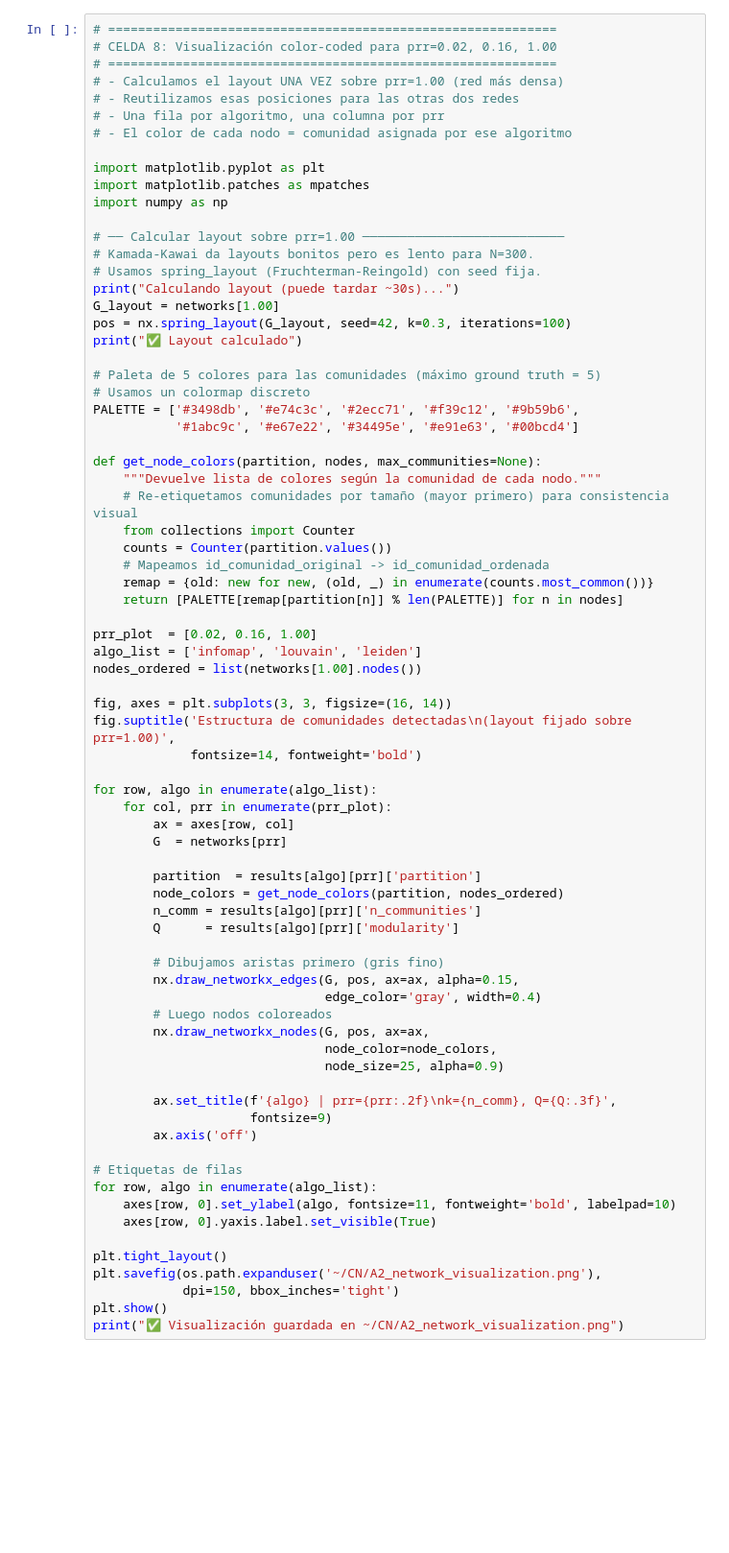
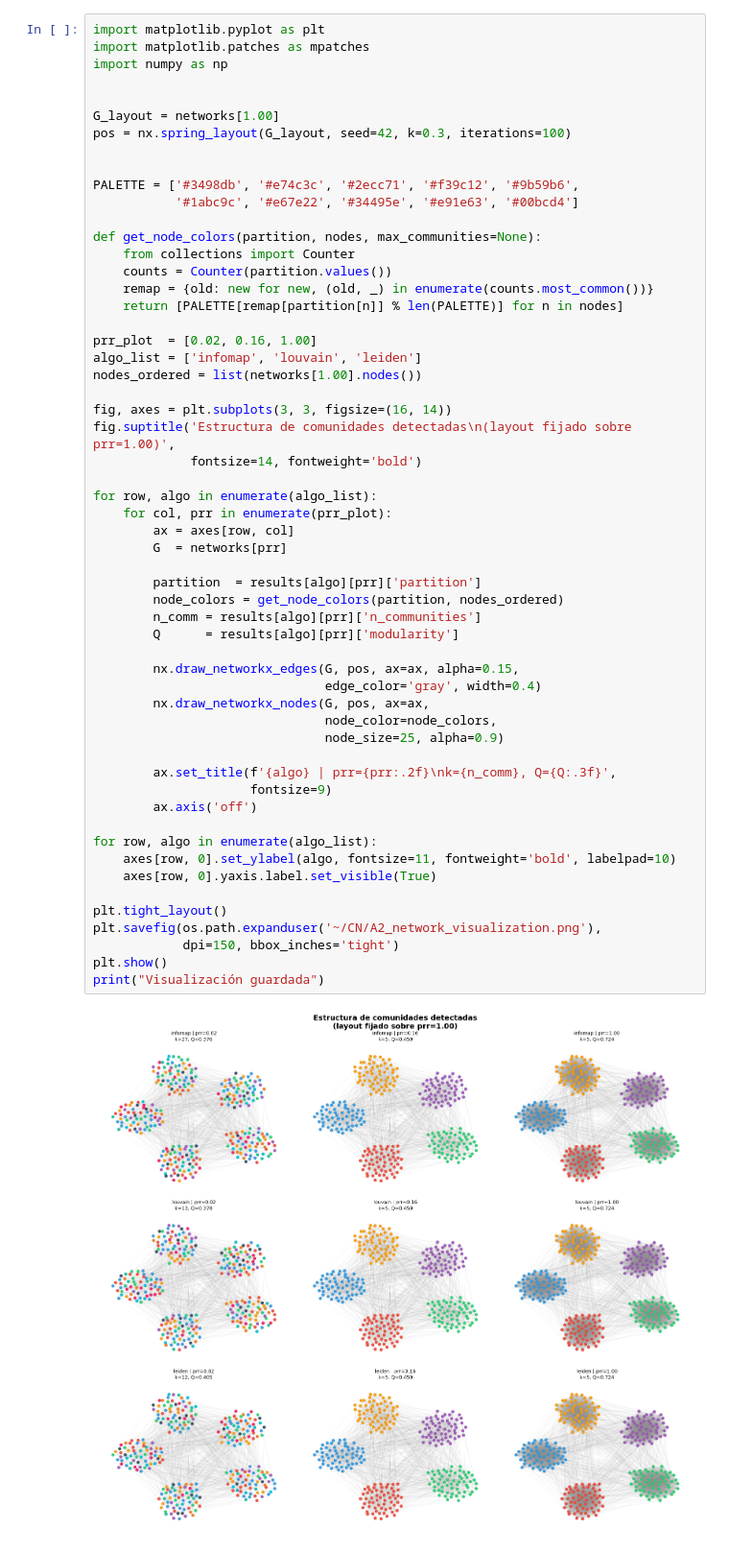
Before and after one commit to ItsTowi/CN_A2_Community-Detection, a Jupyter notebook: notebooks/01.ipynb, the cells around one changed output. Shown at 96% size. Drawn from its saved outputs; the diff is of its cells as text; blank space fills up the shorter version.

```diff
--- a/notebooks/01.ipynb
+++ b/notebooks/01.ipynb
@@ -335,35 +234,19 @@ print("✅ Gráfica guardada en ~/CN/A2_evolution_metrics.png")
 # %%
-# ============================================================
-# CELDA 8: Visualización color-coded para prr=0.02, 0.16, 1.00
-# ============================================================
-# - Calculamos el layout UNA VEZ sobre prr=1.00 (red más densa)
-# - Reutilizamos esas posiciones para las otras dos redes
-# - Una fila por algoritmo, una columna por prr
-# - El color de cada nodo = comunidad asignada por ese algoritmo
-
 import matplotlib.pyplot as plt
 import matplotlib.patches as mpatches
 import numpy as np
 
-# ── Calcular layout sobre prr=1.00 ───────────────────────────
-# Kamada-Kawai da layouts bonitos pero es lento para N=300.
-# Usamos spring_layout (Fruchterman-Reingold) con seed fija.
-print("Calculando layout (puede tardar ~30s)...")
+
 G_layout = networks[1.00]
 pos = nx.spring_layout(G_layout, seed=42, k=0.3, iterations=100)
-print("✅ Layout calculado")
 
-# Paleta de 5 colores para las comunidades (máximo ground truth = 5)
-# Usamos un colormap discreto
+
 PALETTE = ['#3498db', '#e74c3c', '#2ecc71', '#f39c12', '#9b59b6',
            '#1abc9c', '#e67e22', '#34495e', '#e91e63', '#00bcd4']
 
 def get_node_colors(partition, nodes, max_communities=None):
-    """Devuelve lista de colores según la comunidad de cada nodo."""
-    # Re-etiquetamos comunidades por tamaño (mayor primero) para consistencia visual
     from collections import Counter
     counts = Counter(partition.values())
-    # Mapeamos id_comunidad_original -> id_comunidad_ordenada
     remap = {old: new for new, (old, _) in enumerate(counts.most_common())}
     return [PALETTE[remap[partition[n]] % len(PALETTE)] for n in nodes]
 
@@ -377,34 +260,32 @@ fig.suptitle('Estructura de comunidades detectadas\n(layout fijado sobre prr=1.0
 
 for row, algo in enumerate(algo_list):
     for col, prr in enumerate(prr_plot):
         ax = axes[row, col]
         G  = networks[prr]
 
         partition  = results[algo][prr]['partition']
         node_colors = get_node_colors(partition, nodes_ordered)
         n_comm = results[algo][prr]['n_communities']
         Q      = results[algo][prr]['modularity']
 
-        # Dibujamos aristas primero (gris fino)
         nx.draw_networkx_edges(G, pos, ax=ax, alpha=0.15,
                                edge_color='gray', width=0.4)
-        # Luego nodos coloreados
         nx.draw_networkx_nodes(G, pos, ax=ax,
                                node_color=node_colors,
                                node_size=25, alpha=0.9)
 
         ax.set_title(f'{algo} | prr={prr:.2f}\nk={n_comm}, Q={Q:.3f}',
                      fontsize=9)
         ax.axis('off')
 
-# Etiquetas de filas
 for row, algo in enumerate(algo_list):
     axes[row, 0].set_ylabel(algo, fontsize=11, fontweight='bold', labelpad=10)
     axes[row, 0].yaxis.label.set_visible(True)
 
 plt.tight_layout()
 plt.savefig(os.path.expanduser('~/CN/A2_network_visualization.png'),
             dpi=150, bbox_inches='tight')
 plt.show()
-print("✅ Visualización guardada en ~/CN/A2_network_visualization.png")
+print("Visualización guardada")
 # %% [output]
+[figure, new version]
```
Also changed, not shown: parts of 7 cells of this notebook, 1 other file.
